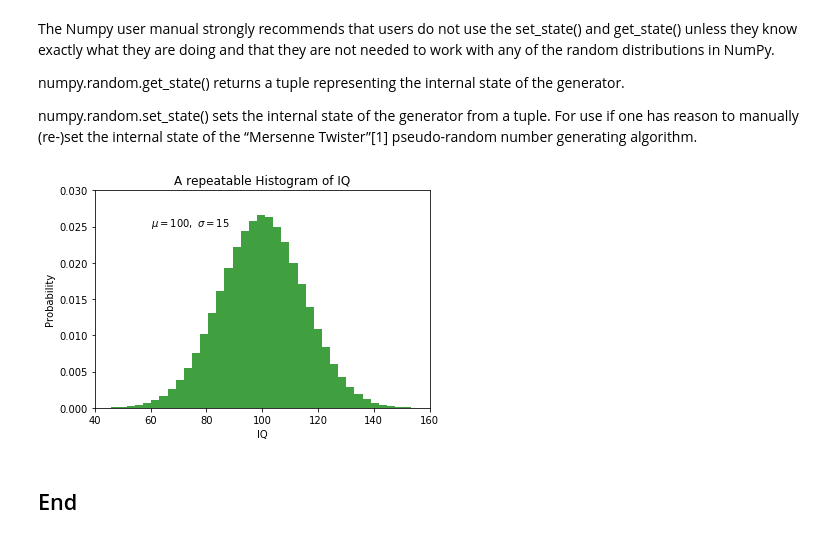
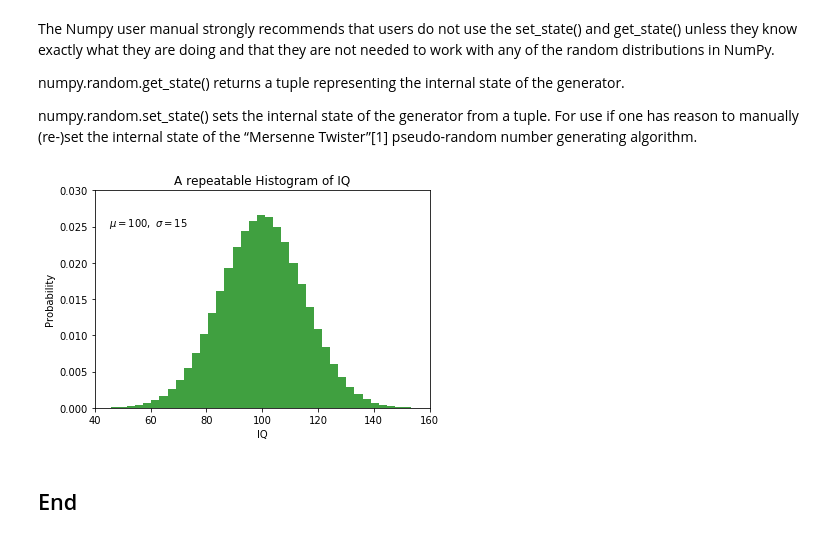
Before and after one commit to SimonMcLain/GMIT-Programming-for-Data-Analysis---Practicals, a Jupyter notebook: numpy-random.ipynb, the cells around one changed output. Saved outputs shown, nothing was run; the diff lists cells and outputs as text; code cells hidden in the pictures.

```diff
--- a/numpy-random.ipynb
+++ b/numpy-random.ipynb
@@ -289,22 +293,22 @@ numpy.random.set_state() sets the internal state of the generator from a tuple.
 # %%
 # Fixing random state for reproducibility
 np.random.seed(2)
 
 mu, sigma = 100, 15
 x = mu + sigma * np.random.randn(1000000)
 
 # the histogram of the data
 n, bins, patches = plt.hist(x, 50, normed='1', facecolor='g', alpha=0.75)
 plt.xlabel('IQ')
 plt.ylabel('Probability')
 plt.title('A repeatable Histogram of IQ')
-plt.text(60, .025, r'$\mu=100,\ \sigma=15$')
+plt.text(45, .025, r'$\mu=100,\ \sigma=15$')
 plt.axis([40, 160, 0, 0.03])
 plt.grid(False)
 plt.show()
 
 # Code courtesy of https://matplotlib.org/users/pyplot_tutorial.html
 # %% [output]
-[figure, old version]
+[figure, new version]
 # %% [markdown]
 ## End
```
Also changed, not shown: parts of 20 cells of this notebook, 1 other file.
